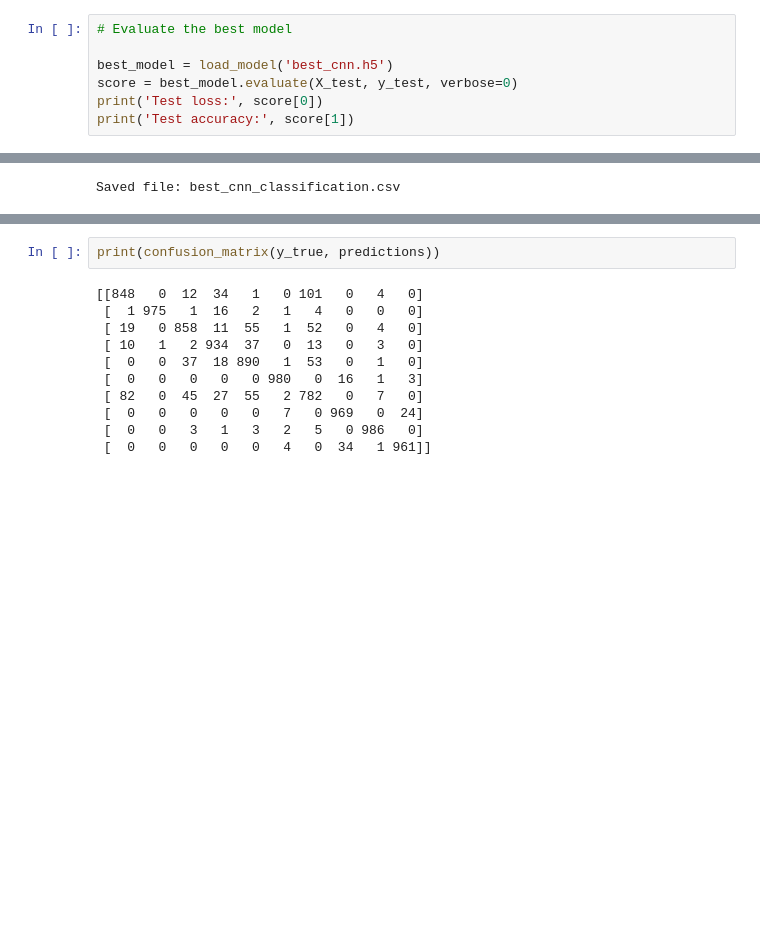
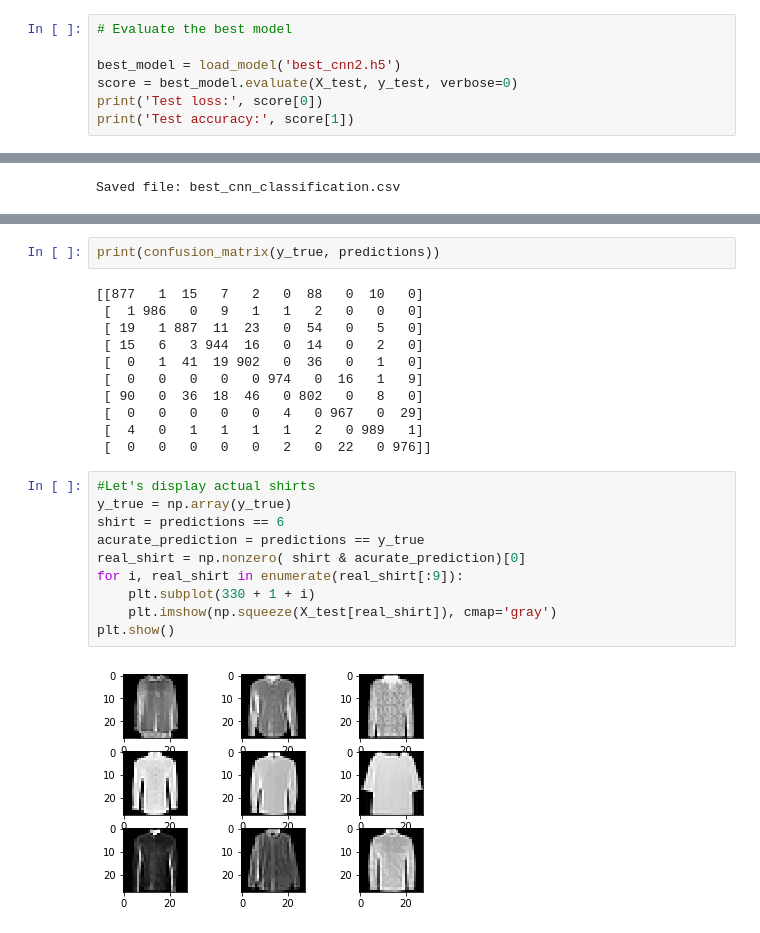
Before and after one commit to dahmd1/fashion-classification, a Jupyter notebook: fashion_classification_cnn.ipynb, the cells around one changed output, grey strips where cells are left out. Drawn from its saved outputs; the diff is of its cells as text; blank space fills up the shorter version.

Commit message:
Update best cnn (changed feature map size), added confusion matrix

```diff
--- a/fashion_classification_cnn.ipynb
+++ b/fashion_classification_cnn.ipynb
@@ -113,7 +112,7 @@ Epoch 00014: early stopping
 # %%
 # Evaluate the best model
 
-best_model = load_model('best_cnn.h5')
+best_model = load_model('best_cnn2.h5')
 score = best_model.evaluate(X_test, y_test, verbose=0)
 print('Test loss:', score[0])
 print('Test accuracy:', score[1])
@@ -207,13 +178,25 @@ avg / total       0.92      0.92      0.92     10000
 # %%
 print(confusion_matrix(y_true, predictions))
 # %% [output]
-[[848   0  12  34   1   0 101   0   4   0]
- [  1 975   1  16   2   1   4   0   0   0]
- [ 19   0 858  11  55   1  52   0   4   0]
- [ 10   1   2 934  37   0  13   0   3   0]
- [  0   0  37  18 890   1  53   0   1   0]
- [  0   0   0   0   0 980   0  16   1   3]
- [ 82   0  45  27  55   2 782   0   7   0]
- [  0   0   0   0   0   7   0 969   0  24]
- [  0   0   3   1   3   2   5   0 986   0]
- [  0   0   0   0   0   4   0  34   1 961]]
+[[877   1  15   7   2   0  88   0  10   0]
+ [  1 986   0   9   1   1   2   0   0   0]
+ [ 19   1 887  11  23   0  54   0   5   0]
+ [ 15   6   3 944  16   0  14   0   2   0]
+ [  0   1  41  19 902   0  36   0   1   0]
+ [  0   0   0   0   0 974   0  16   1   9]
+ [ 90   0  36  18  46   0 802   0   8   0]
+ [  0   0   0   0   0   4   0 967   0  29]
+ [  4   0   1   1   1   1   2   0 989   1]
+ [  0   0   0   0   0   2   0  22   0 976]]
+# %%
+#Let's display actual shirts
+y_true = np.array(y_true)
+shirt = predictions == 6
+acurate_prediction = predictions == y_true
+real_shirt = np.nonzero( shirt & acurate_prediction)[0]
+for i, real_shirt in enumerate(real_shirt[:9]):
+    plt.subplot(330 + 1 + i)
+    plt.imshow(np.squeeze(X_test[real_shirt]), cmap='gray')
+plt.show()
+# %% [output]
+[figure, added]
```
Also changed, not shown: parts of 10 cells of this notebook, 1 other file.
